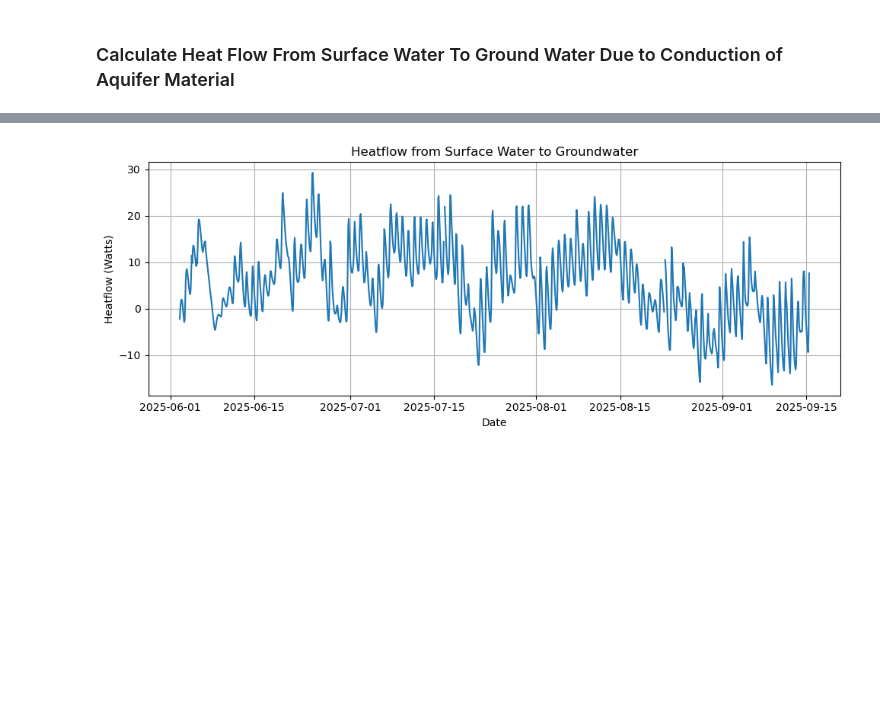
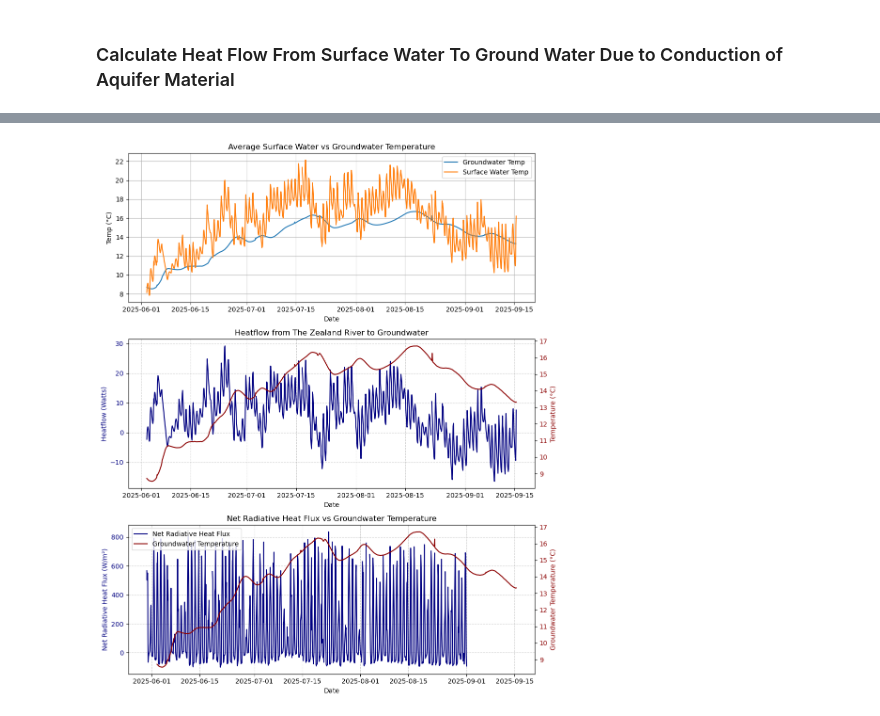
Before and after one commit to ryansiegel44/ESCI_895_Final_Project_RyanS, a Jupyter notebook: Final_Project_NB.ipynb, the cells around one changed output, grey strips where cells are left out. Saved outputs shown, nothing was run; the diff lists cells and outputs as text; code cells hidden in the pictures; blank space fills up the shorter version.

```diff
--- a/Final_Project_NB.ipynb
+++ b/Final_Project_NB.ipynb
@@ -145,0 +292,10 @@ Error processing sw_ll11_09_15_2025_cond.csv: 'Date'
+# %%
+# Merge non-continuous series into one continuous column
+dfgw['Temp_gw_03'] = dfgw['TEMPERATURE_gw_ll03_08_22_2025'].combine_first(dfgw['TEMPERATURE_gw_ll03_09_15_2025'])
+dfgw['Temp_gw_05'] = dfgw['TEMPERATURE_gw_ll05_08_22_2025'].combine_first(dfgw['TEMPERATURE_gw_ll05_09_15_2025'])
+
+#Calculate Heat Flow Via Conduction to Individual Groundwater Wells
+df_heatflow = pd.DataFrame({'gw_03': aquifer_k * GW_Area_03 * (((dfsw['average_zealand'] - dfgw['Temp_gw_03'])) / L_03)})
+df_heatflow['gw_05'] = aquifer_k * GW_Area_05 * (((dfsw['average_zealand'] - dfgw['Temp_gw_05'])) / L_05)
+df_heatflow['gw_08'] = aquifer_k * GW_Area_05 * (((dfsw['average_zealand'] - dfgw['TEMPERATURE_gw_ll08_09_15_2025'])) / L_08)
+df_heatflow
@@ -154,4 +373,0 @@ dfgw['average_between'] = dfgw[['TEMPERATURE_gw_ll03_08_22_2025' ,'TEMPERATURE_g
-# %%
-dfsw['average_new_channel'] = (dfsw[['TEMPERATURE_sw_ll01_06_03_2025', 'TEMPERATURE_sw_ll01_06_04_2025',
-                         'TEMPERATURE_sw_ll01_09_15_2025', 'TEMPERATURE_sw_ll07_06_02_2025',
-                         'TEMPERATURE_sw_ll07_09_15_2025']]).mean(axis=1, skipna=True)
@@ -172,5 +374,4 @@ plt.show()
 # %% [markdown]
 ### Calculate Heat Flow From Surface Water To Ground Water Due to Conduction of Aquifer Material
 # %%
-df_heatflow = pd.DataFrame({
-    'GWtoSW': aquifer_k * GW_Area * (((dfsw['average_new_channel'] - dfgw['average_between'])) / L)})
+df_heatflow['GWtoSW'] = aquifer_k * GW_Area * (((dfsw['average_zealand'] - dfgw['average_between'])) / L)
@@ -177,11 +380,60 @@ df_heatflow = pd.DataFrame({
 # %%
-plt.figure(figsize=(10, 4))
-plt.plot(df_heatflow['GWtoSW'], linestyle='-')
-plt.title('Heatflow from Surface Water to Groundwater')
-plt.xlabel('Date')
-plt.ylabel('Heatflow (Watts)')
-plt.grid(True)
-plt.tight_layout()
+fig, (ax_top, ax_mid, ax_bottom) = plt.subplots(3, 1, figsize=(10, 12))  # 3 rows, 1 column
+
+# Top plot: Average Surface Water vs Groundwater Temperature ---
+ax_top.plot(dfgw['average_between'], linestyle='-', label='Groundwater Temp')
+ax_top.plot(dfsw['average_zealand'], linestyle='-', label='Surface Water Temp')
+ax_top.set_title('Average Surface Water vs Groundwater Temperature')
+ax_top.set_xlabel('Date')
+ax_top.set_ylabel('Temp (°C)')
+ax_top.grid(True)
+ax_top.legend()
+
+# Middle plot: Heatflow vs Average Temp with twin y-axis ---
+ax1 = ax_mid
+ax2 = ax1.twinx()
+
+# Left y-axis: Heatflow
+ax1.plot(df_heatflow.index, df_heatflow['GWtoSW'], linestyle='-', color='navy', label='Heatflow GW→SW')
+ax1.set_xlabel('Date')
+ax1.set_ylabel('Heatflow (Watts)', color='navy')
+ax1.tick_params(axis='y', labelcolor='navy')
+ax1.grid(True, linestyle='--', alpha=0.6)
+
+# Right y-axis: Temperature
+ax2.plot(dfgw.index, dfgw['average_between'], linestyle='-', color='darkred', label='Average Temp')
+ax2.set_ylabel('Temperature (°C)', color='darkred')
+ax2.tick_params(axis='y', labelcolor='darkred')
+
+# Title for middle plot
+ax1.set_title('Heatflow from The Zealand River to Groundwater')
+
+# Bottom plot: Net Radiative Heat Flux vs Surface Temperature ---
+ax3 = ax_bottom
+ax4 = ax3.twinx()
+
+# Left y-axis: Radiative flux
+ax3.plot(dfrad.index, dfrad['r_net'], linestyle='-', color='navy', label='Net Radiative Heat Flux')
+ax3.set_xlabel('Date')
+ax3.set_ylabel('Net Radiative Heat Flux (W/m²)', color='navy')
+ax3.tick_params(axis='y', labelcolor='navy')
+ax3.grid(True, linestyle='--', alpha=0.6)
+
+# Right y-axis: Surface temp
+ax4.plot(dfgw.index, dfgw['average_between'], linestyle='-', color='darkred', label='Groundwater Temperature')
+ax4.set_ylabel('Groundwater Temperature (°C)', color='darkred')
+ax4.tick_params(axis='y', labelcolor='darkred')
+
+# Title for bottom plot
+ax3.set_title('Net Radiative Heat Flux vs Groundwater Temperature')
+
+# Legend for bottom plot
+lines_1, labels_1 = ax3.get_legend_handles_labels()
+lines_2, labels_2 = ax4.get_legend_handles_labels()
+ax3.legend(lines_1 + lines_2, labels_1 + labels_2, loc='upper left')
+
+# Adjust layout
+fig.tight_layout()
 plt.show()
 # %% [output]
-[figure, old version]
+[figure, new version]
```
Also changed, not shown: parts of 40 cells of this notebook.
